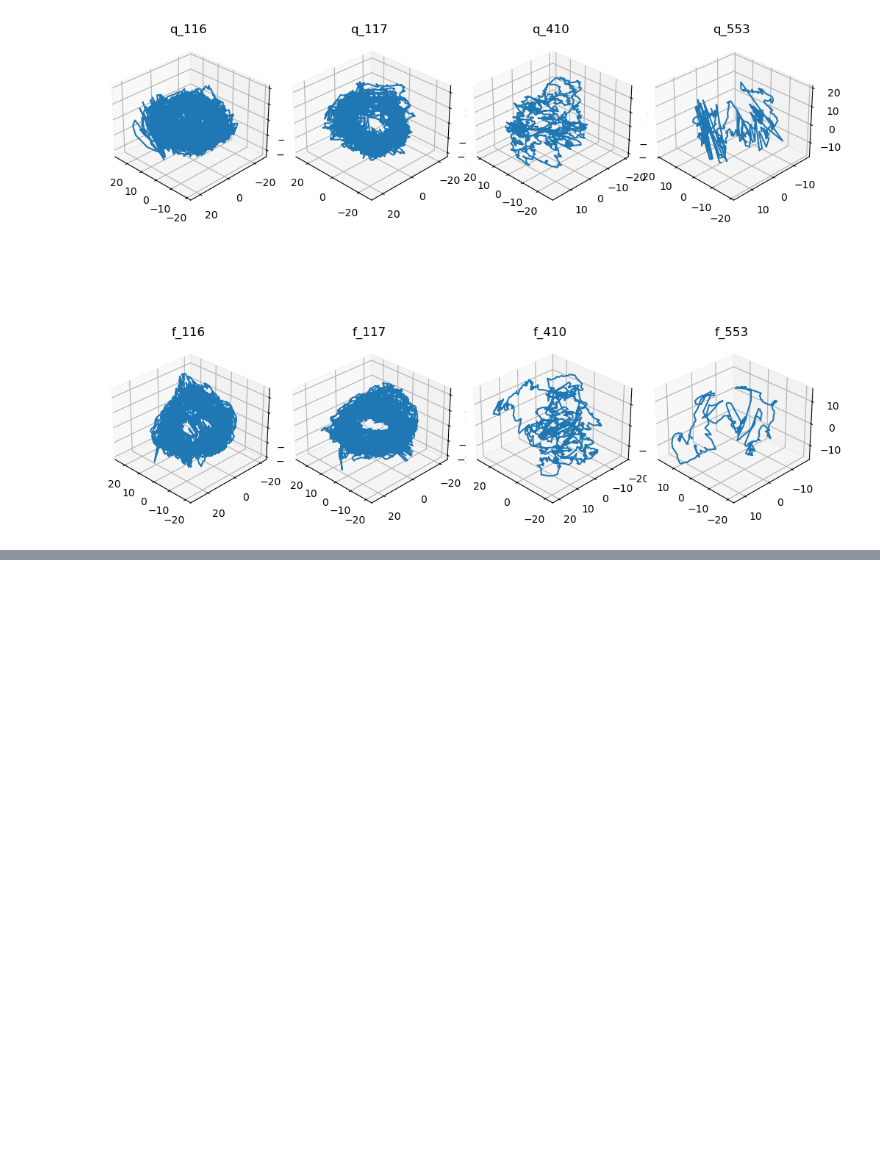
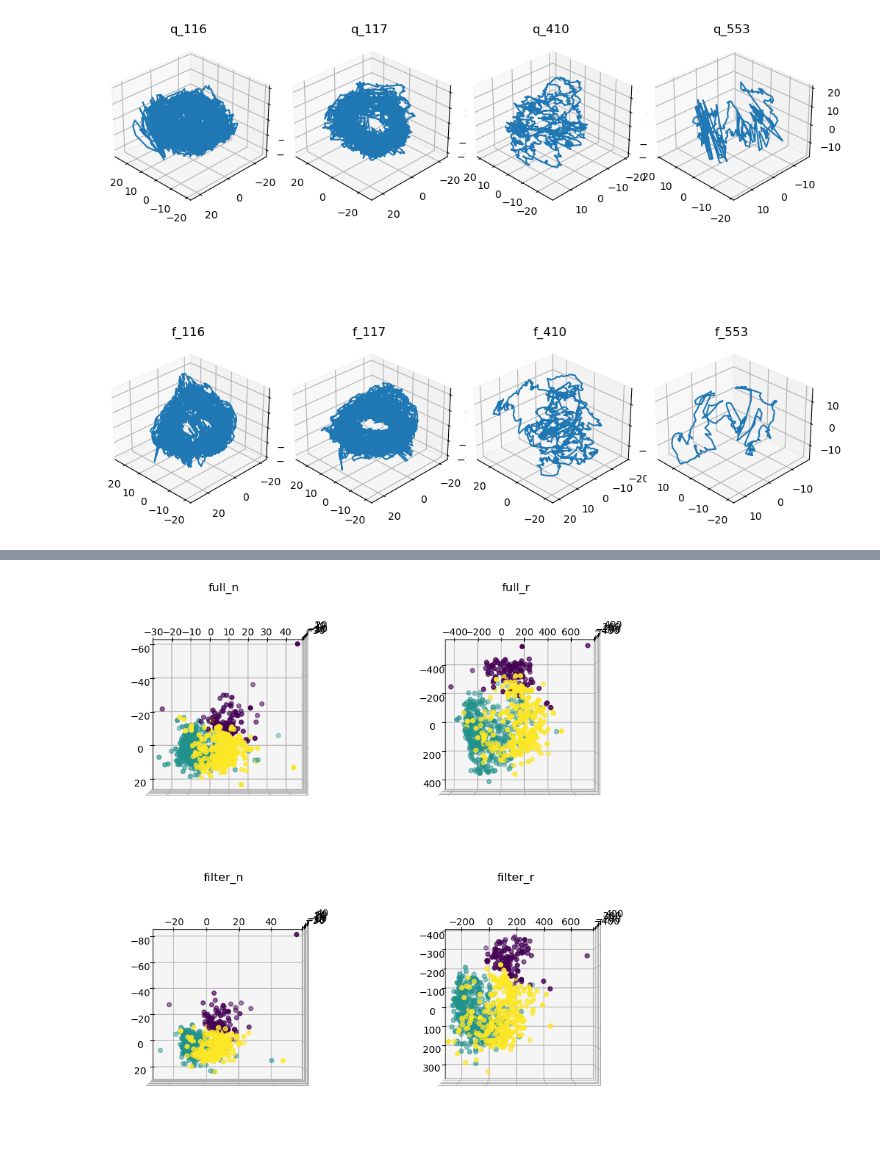
Before and after one commit to tripleUU-U/lamah-ce_lstm, a Jupyter notebook: analysis/state_analysis.ipynb, the cells around one changed output, grey strips where cells are left out. Cells and saved outputs as stored; diff of their text form; code cells hidden in the pictures; blank space fills up the shorter version.

```diff
--- a/analysis/state_analysis.ipynb
+++ b/analysis/state_analysis.ipynb
@@ -137 +126,13 @@ Name: count, dtype: int64
+# %%
+fig, axs = plt.subplots(2,2, figsize=(10,10), subplot_kw={"projection": "3d"})
+
+for ax, array, title in zip(
+    axs.ravel(),
+	[full_means_mds["3"][m] for m in ["normal", "raw"]] + [filter_means_mds["3"][m] for m in ["normal", "raw"]],
+	["full_n","full_r", "filter_n", "filter_r"]):
+
+
+    plot_cell_state_3d(array, ax=ax, ax_view_params={"elev":90, "azim": 0}, title=title, c=strata_ids)
+# %% [output]
+[figure, added]
 # %%
```
Also changed, not shown: parts of 14 cells of this notebook, 2 other files.
